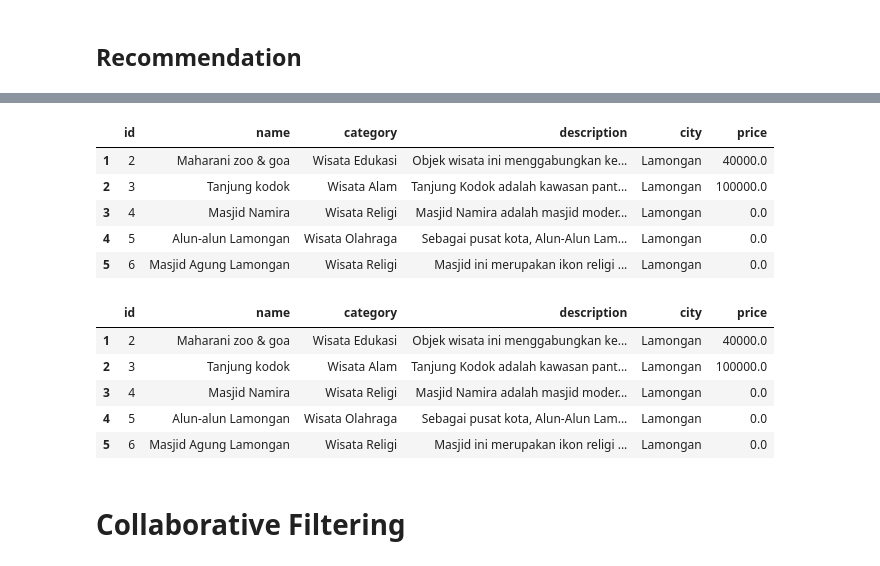
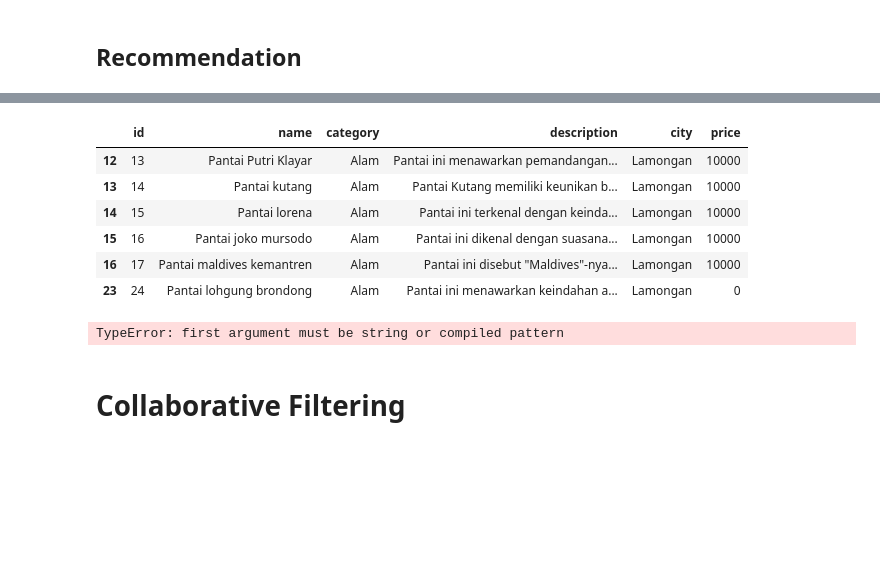
Before and after one commit to Hanzamas/Lamogan-Travel-RS, a Jupyter notebook: travel-recommendation-system.ipynb, the cells around one changed output, grey strips where cells are left out. Drawn from its saved outputs; the diff is of its cells as text; code cells hidden in the pictures; blank space fills up the shorter version.

Commit message:
first comit

```diff
--- a/travel-recommendation-system.ipynb
+++ b/travel-recommendation-system.ipynb
@@ -351,10 +352,13 @@ data.sample(5)
 ## TF-IDF Vectorizer
 # %%
 from sklearn.feature_extraction.text import CountVectorizer
-
+# Combine Place_Name and Category into a single text column
+data['combined'] = data['name'] + ' ' + data['category']
 cv = CountVectorizer()
 
-cv.fit(data['city_category'])
+# Fit the vectorizer on the combined column
+cv.fit(data['combined'])
 
+# Print the feature names
 print("Features Name: ", list(cv.vocabulary_.keys()))
 # %% [output]
@@ -443,10 +438,28 @@ cosine_sim_df.sample(5,axis=1).sample(10,axis=0)
 # %% [markdown]
 ## Recommendation
 # %%
-def generate_candidates(city=None, max_price=None, items=data[['id', 'name', 'category', 'description', 'city', 'price']]):
+def generate_candidates(category=None, name=None, max_price=None,  items=data[['id', 'name', 'category', 'description', 'city', 'price']]):
     filtered_items = items
-    if city:
-        filtered_items = filtered_items[filtered_items['city'] == city]
+
+    if category:
+        filtered_items = filtered_items[filtered_items['category'].str.contains(category, case=False, na=False)]
+    if name:
+        filtered_items = filtered_items[filtered_items['name'].str.contains(name, case=False, na=False)]
     if max_price:
         filtered_items = filtered_items[filtered_items['price'] <= max_price]
     return filtered_items
+# %%
+# Function to generate candidates using `combined`
+def generate_candidates(category=None, name=None, max_price=None, combined_query=None, items=data):
+    filtered_items = items
+
+    if category:
+        filtered_items = filtered_items[filtered_items['category'].str.contains(category, case=False, na=False)]
+    if name:
+        filtered_items = filtered_items[filtered_items['name'].str.contains(name, case=False, na=False)]
+    if max_price:
+        filtered_items = filtered_items[filtered_items['price'] <= max_price]
+    if combined_query:
+        filtered_items = filtered_items[filtered_items['combined'].str.contains(combined_query, case=False, na=False)]
+
+    return filtered_items
@@ -463,23 +564,21 @@ def generate_candidates(city=None, max_price=None, items=data[['id', 'name', 'ca
 # %%
 # tourism_recommendations("Air Mancur Menari")
-generate_candidates(city="Lamongan", max_price=100000).head(5)
+# generate_candidates(city="Lamongan", max_price=100000).head(5)
+# generate_candidates(category="Themepark").head(5)
+generate_candidates(name="Pantai")
 # %% [output]
 |  | id | name | category | description | city | price |
-| 1 | 2 | Maharani zoo & goa | Wisata Edukasi | Objek wisata ini menggabungkan ke... | Lamongan | 40000.0 |
-| 2 | 3 | Tanjung kodok | Wisata Alam | Tanjung Kodok adalah kawasan pant... | Lamongan | 100000.0 |
-| 3 | 4 | Masjid Namira | Wisata Religi | Masjid Namira adalah masjid moder... | Lamongan | 0.0 |
-| 4 | 5 | Alun-alun Lamongan | Wisata Olahraga | Sebagai pusat kota, Alun-Alun Lam... | Lamongan | 0.0 |
-| 5 | 6 | Masjid Agung Lamongan | Wisata Religi | Masjid ini merupakan ikon religi ... | Lamongan | 0.0 |
+| 12 | 13 | Pantai Putri Klayar | Alam | Pantai ini menawarkan pemandangan... | Lamongan | 10000 |
+| 13 | 14 | Pantai kutang | Alam | Pantai Kutang memiliki keunikan b... | Lamongan | 10000 |
+| 14 | 15 | Pantai lorena | Alam | Pantai ini terkenal dengan keinda... | Lamongan | 10000 |
+| 15 | 16 | Pantai joko mursodo | Alam | Pantai ini dikenal dengan suasana... | Lamongan | 10000 |
+| 16 | 17 | Pantai maldives kemantren | Alam | Pantai ini disebut "Maldives"-nya... | Lamongan | 10000 |
+| 23 | 24 | Pantai lohgung brondong | Alam | Pantai ini menawarkan keindahan a... | Lamongan | 0 |
 # %%
 # tourism_recommendations("Trans Studio Bandung")
-generate_candidates("Lamongan", 110000).head(5)
+# generate_candidates("pantai", 110000).head(5)
 # %% [output]
-|  | id | name | category | description | city | price |
-| 1 | 2 | Maharani zoo & goa | Wisata Edukasi | Objek wisata ini menggabungkan ke... | Lamongan | 40000.0 |
-| 2 | 3 | Tanjung kodok | Wisata Alam | Tanjung Kodok adalah kawasan pant... | Lamongan | 100000.0 |
-| 3 | 4 | Masjid Namira | Wisata Religi | Masjid Namira adalah masjid moder... | Lamongan | 0.0 |
-| 4 | 5 | Alun-alun Lamongan | Wisata Olahraga | Sebagai pusat kota, Alun-Alun Lam... | Lamongan | 0.0 |
-| 5 | 6 | Masjid Agung Lamongan | Wisata Religi | Masjid ini merupakan ikon religi ... | Lamongan | 0.0 |
+TypeError: first argument must be string or compiled pattern
 # %% [markdown]
 # Collaborative Filtering
 # %%
```
Also changed, not shown: parts of 23 cells of this notebook, 1 other file.
